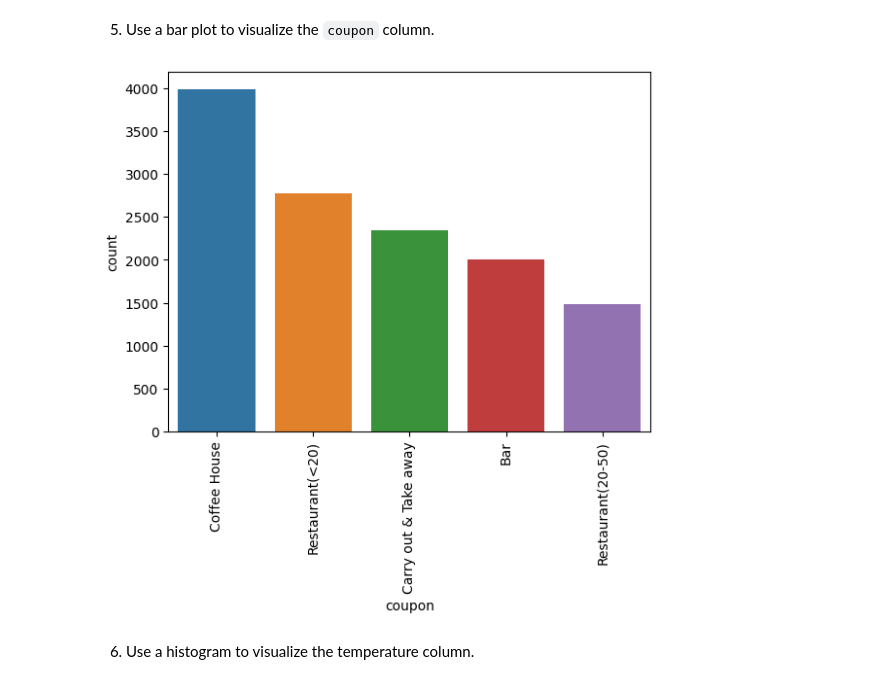
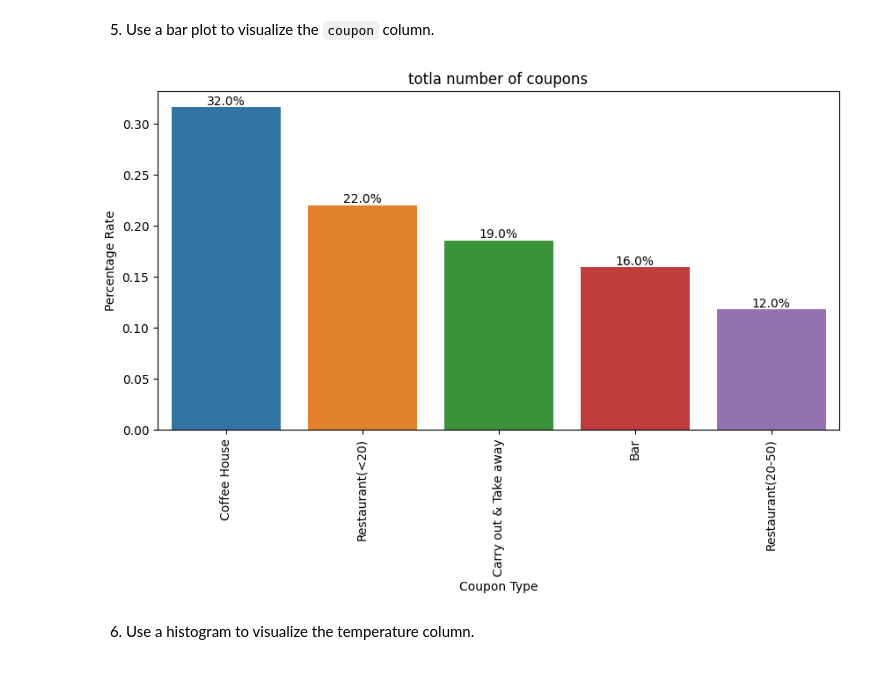
Before and after one commit to arezazadeh/EDA-Coupon_Acceptance, a Jupyter notebook: coupon_activity.ipynb, the cells around one changed output. Cells and saved outputs as stored; diff of their text form; code cells hidden in the pictures.

```diff
--- a/coupon_activity.ipynb
+++ b/coupon_activity.ipynb
@@ -242,12 +288,39 @@ for i in total_pop_plt.containers:
 # %% [markdown]
 5. Use a bar plot to visualize the `coupon` column.
-# %%
-# get the count of different coupons
-coupon_col = data["coupon"].value_counts().reset_index().rename(columns={"index": "coupon", "coupon": "count"})
-
-sns.barplot(data=coupon_col, x="coupon", y="count");
-plt.xticks(rotation=90);
-# %% [output]
-[figure, removed]
+# %%
+# get the count of different coupons...
+
+coupon_col = data["coupon"].value_counts(normalize=True).reset_index()
+
+# renaming the columns for readability
+coupon_col.rename(columns={"index": "coupon", "coupon": "count"}, inplace=True)
+
+
+# increasing the size of the plot
+plt.figure(figsize=(10, 5))
+
+
+# bar plot of the counts of all coupons
+coupon_col_plt = sns.barplot(data=coupon_col, x="coupon", y="count")
+
+coupon_col_plt.set(
+    title="totla number of coupons",
+    xlabel="Coupon Type",
+    ylabel="Percentage Rate",
+)
+
+
+plt.xticks(rotation=90);
+
+
+# adding label to the bars
+
+# inspired by "Bryan Walsh" research
+
+for i in coupon_col_plt.containers:
+    labels = list(map(lambda x: str(round(x, 2) * 100) + "%", i.datavalues))
+    coupon_col_plt.bar_label(i, labels=labels)
+# %% [output]
+[figure, added]
 # %% [markdown]
 6. Use a histogram to visualize the temperature column.
```
Also changed, not shown: parts of 24 cells of this notebook.
